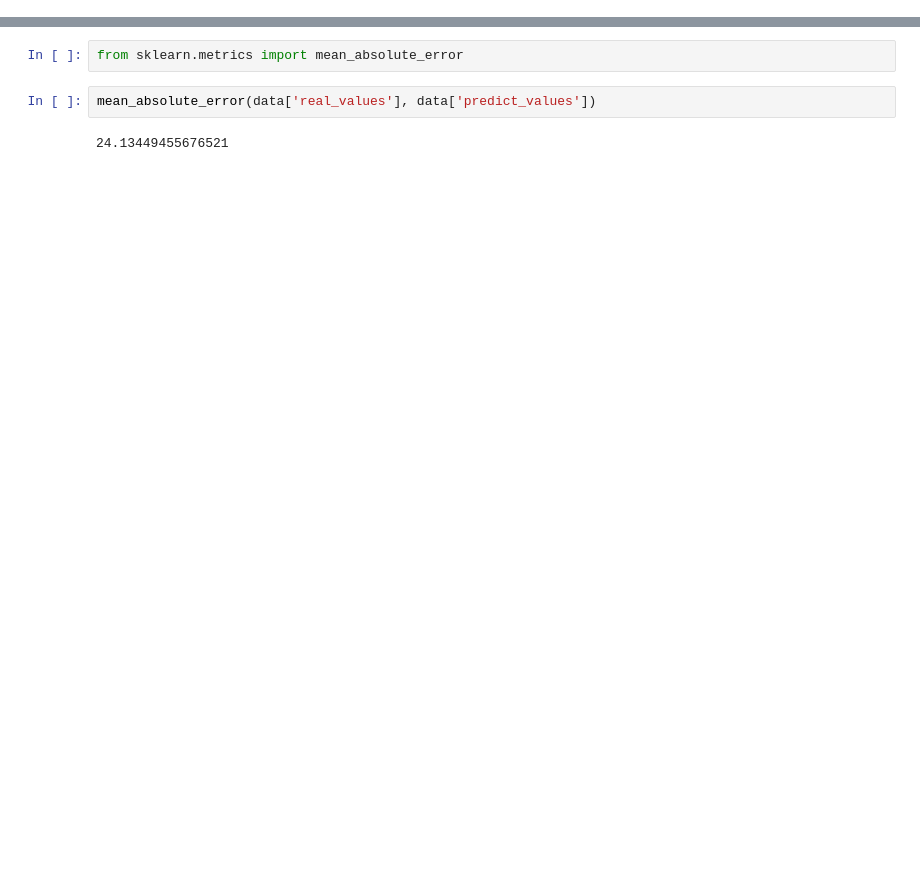
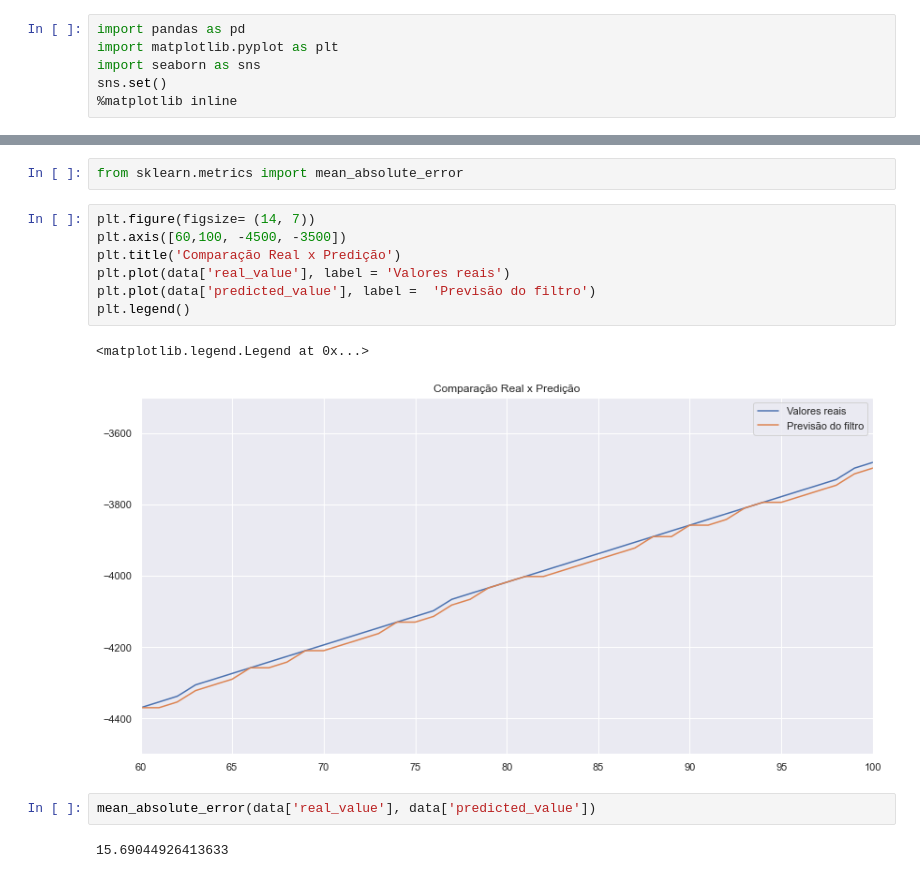
Before and after one commit to Breno-Cavalcanti/roboCin, a Jupyter notebook: mvp(delta)-validation/evaluation.ipynb, the cells around one changed output, grey strips where cells are left out. Drawn from its saved outputs; the diff is of its cells as text; blank space fills up the shorter version.

```diff
--- a/mvp(delta)-validation/evaluation.ipynb
+++ b/mvp(delta)-validation/evaluation.ipynb
@@ -3,3 +1,9 @@ import pandas as pd
+# %%
+import pandas as pd
+import matplotlib.pyplot as plt
+import seaborn as sns
+sns.set()
+%matplotlib inline
 # %%
 data = pd.read_csv('test_mvp_with_vanishing.csv')
 # %%
@@ -57,6 +61,16 @@ data.head()
 # %%
 from sklearn.metrics import mean_absolute_error
+# %%
+plt.figure(figsize= (14, 7))
+plt.axis([60,100, -4500, -3500])
+plt.title('Comparação Real x Predição')
+plt.plot(data['real_value'], label = 'Valores reais')
+plt.plot(data['predicted_value'], label =  'Previsão do filtro')
+plt.legend()
+# %% [output]
+<matplotlib.legend.Legend at 0x...>
+[figure, added]
 # %%
-mean_absolute_error(data['real_values'], data['predict_values'])
+mean_absolute_error(data['real_value'], data['predicted_value'])
 # %% [output]
-24.13449455676521
+15.69044926413633
```
Also changed, not shown: parts of 8 cells of this notebook.
